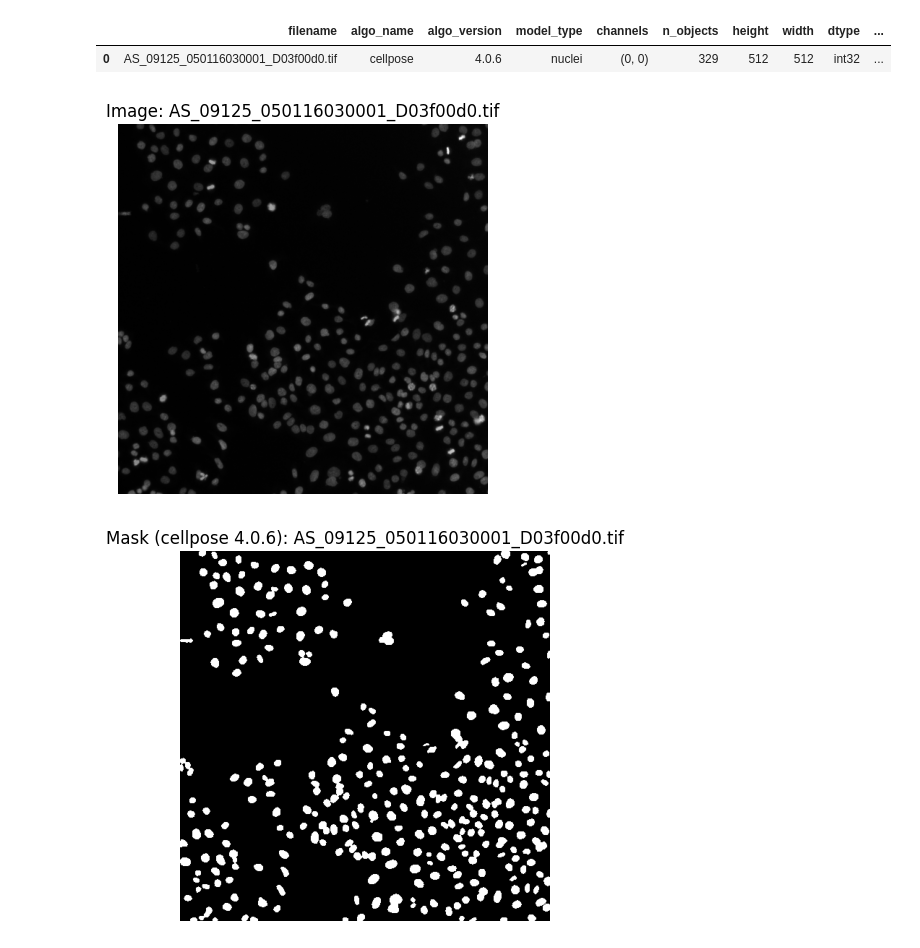
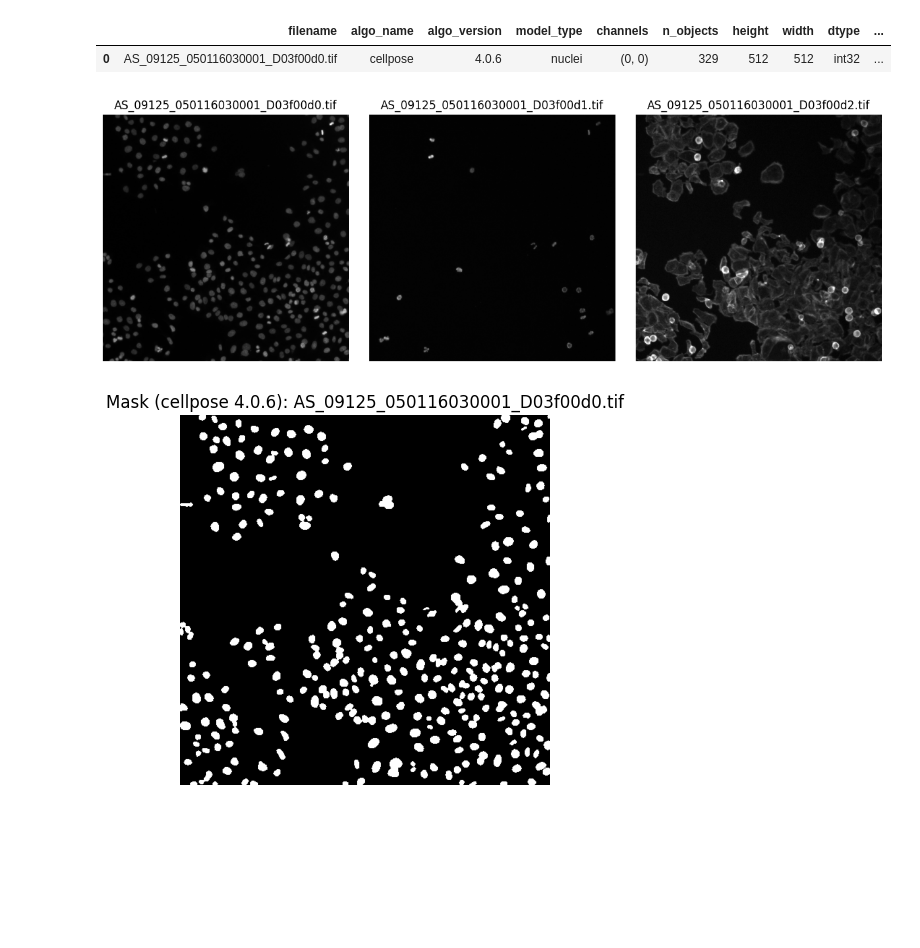
Before and after one commit to WayScience/serpula_rasa, a Jupyter notebook: src/serpula_rasa/example.ipynb, the cells around one changed output. Cells and saved outputs as stored; diff of their text form; code cells hidden in the pictures; blank space fills up the shorter version.

Commit message:
ome-arrow images in image table

```diff
--- a/src/serpula_rasa/example.ipynb
+++ b/src/serpula_rasa/example.ipynb
@@ -429,17 +376,9 @@ db.open_table("masks").to_pandas()
 |  | filename | algo_name | algo_version | model_type | channels | n_objects | height | width | dtype | ... |
 | 0 | AS_09125_050116030001_D03f00d0.tif | cellpose | 4.0.6 | nuclei | (0, 0) | 329 | 512 | 512 | int32 | ... |
 # %%
-# Iterate through the records and display the images
-for index, row in db.open_table("images").to_pandas().iterrows():
-    img_array = np.array(row["image"], dtype=row["dtype"]).reshape(
-        row["height"], row["width"], row["channels"]
-    )
-    plt.imshow(img_array.squeeze(), cmap="gray")
-    plt.title(f"Image: {row['filename']}")
-    plt.axis("off")
-    plt.show()
+show_images_from_lance(db_path=LANCE_DIR, table_name="images", col_name="ome-arrow_original", max_images=4, pick="first", cmap="gray")
 # %% [output]
-[figure, old version]
+[figure, new version]
 # %%
 for _, row in db.open_table("masks").to_pandas().iterrows():
     mask = np.array(row["image"], dtype=np.int32).reshape(row["height"], row["width"])
```
Also changed, not shown: parts of 6 cells of this notebook, 5 other files.
